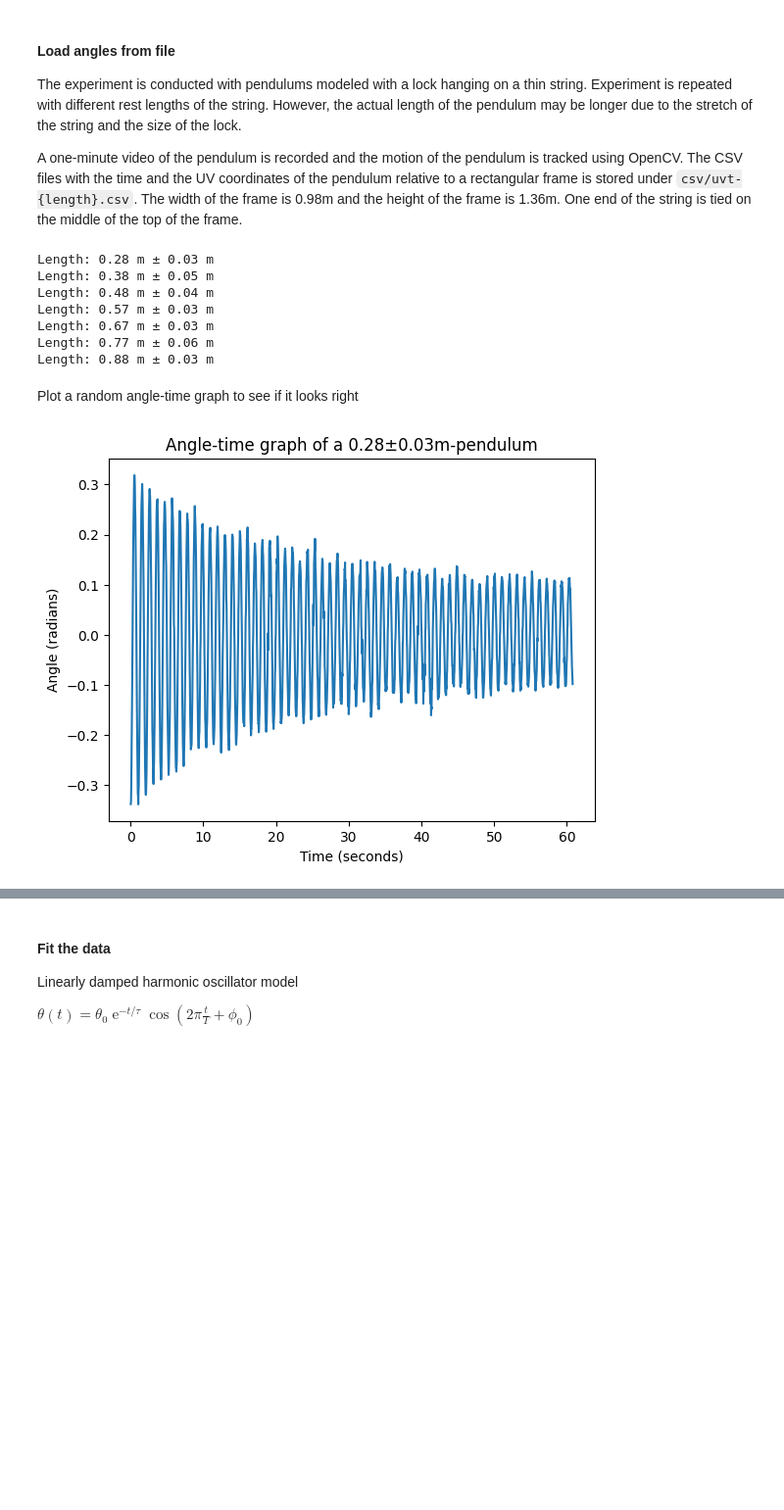
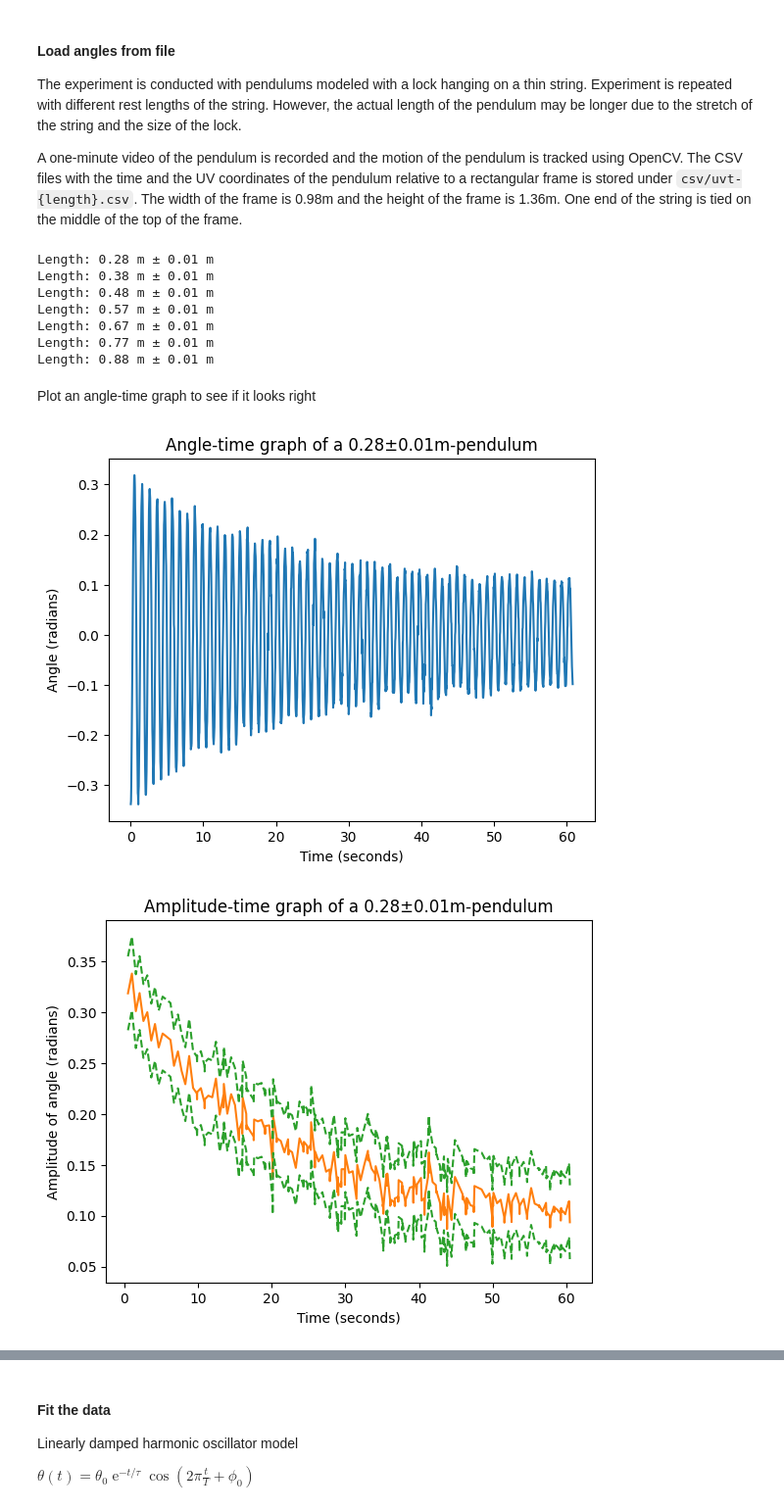
Before and after one commit to harry7557558/engsci-2t6, a Jupyter notebook: phy180-pendulum-lab/plot-angle-time.ipynb, the cells around one changed output, grey strips where cells are left out. Shown at 98% size. Cells and saved outputs as stored; diff of their text form; code cells hidden in the pictures; blank space fills up the shorter version.

```diff
--- a/phy180-pendulum-lab/plot-angle-time.ipynb
+++ b/phy180-pendulum-lab/plot-angle-time.ipynb
@@ -21,48 +21,89 @@ for length in LENGTHS:
         lines = fp.read().strip().replace('\r', '').split('\n')
         content = [list(map(float, line.split(','))) for line in lines]
         content = np.array(content, dtype=np.float64)
+
     # get length and angle
     t = content[:, 0]
     x = WIDTH * (content[:, 1] - 0.5)
     y = HEIGHT * content[:, 2]
     r = np.hypot(x, y)
     a = np.arctan2(x, y)
-    # remove data points with abnormal lengths
+
+    # remove data points with "abnormal" lengths
     # possibly due to tracking error
     medr = np.median(r)
     i = np.where((0.85 * r < medr) & (medr < 1.15 * r))
     t, x, y, r, a = t[i], x[i], y[i], r[i], a[i]
+    a -= np.mean(a)  # angle measuring shift
     if False:
         plt.plot(t, r)
         plt.show()
+
+    # amplitudes
+    t_amp = []
+    a_amp = []
+    for i in range(1, len(a)-1):
+        if (a[i]-a[i-1]) * (a[i]-a[i+1]) <= 0:
+            continue
+        # if a[i] < 0:
+        #     continue
+        if False:  # naive approach
+            ti, ai = t[i], a[i]
+        else:  # quadratic fit - doesn't improve much?
+            coes = np.polyfit(t[i-1:i+2], a[i-1:i+2], 2)
+            ti = -coes[1]/(2*coes[0])
+            ai = coes[2]+ti*(coes[1]+ti*coes[0])
+        if len(a_amp) == 0 or abs(ai / a_amp[-1]) > 0.8:
+            t_amp.append(ti)
+            a_amp.append(abs(ai))
+    if False:
+        plt.plot(t_amp, a_amp)
+        plt.show()
+
     # save processed data
     l = np.median(r)
-    l_uncert = max(abs(r-l))
-    print("Length: {:.2f} m ± {:.2f} m".format(l, l_uncert))
+    # l_error = max(abs(r-l))
+    l_error = 0.01  # 1cm, digital device
+    print("Length: {:.2f} m ± {:.2f} m".format(l, l_error))
     data[length] = {
         't': t,
         'l': l,
-        'l_uncert': l_uncert,
-        'a': a-np.mean(a)  # angle measuring shift
+        'l_error': l_error,
+        'a': a,
+        'a_error': l_error / l,  # arctan
+        't_amp': np.array(t_amp),
+        'a_amp': np.array(a_amp)
     }
 # %% [output]
-Length: 0.28 m ± 0.03 m
-Length: 0.38 m ± 0.05 m
-Length: 0.48 m ± 0.04 m
-Length: 0.57 m ± 0.03 m
-Length: 0.67 m ± 0.03 m
-Length: 0.77 m ± 0.06 m
-Length: 0.88 m ± 0.03 m
+Length: 0.28 m ± 0.01 m
+Length: 0.38 m ± 0.01 m
+Length: 0.48 m ± 0.01 m
+Length: 0.57 m ± 0.01 m
+Length: 0.67 m ± 0.01 m
+Length: 0.77 m ± 0.01 m
+Length: 0.88 m ± 0.01 m
 # %% [markdown]
-Plot a random angle-time graph to see if it looks right
+Plot an angle-time graph to see if it looks right
 # %%
 sample_data = data[20]
+
 plt.clf()
 plt.title("Angle-time graph of a {:.2f}±{:.2f}m-pendulum".format(
-    sample_data['l'], sample_data['l_uncert']))
+    sample_data['l'], sample_data['l_error']))
 plt.xlabel("Time (seconds)")
 plt.ylabel("Angle (radians)")
-plt.plot(sample_data['t'], sample_data['a'])
+plt.plot(sample_data['t'], sample_data['a'], 'C0')
 plt.show()
+
+plt.clf()
+plt.title("Amplitude-time graph of a {:.2f}±{:.2f}m-pendulum".format(
+    sample_data['l'], sample_data['l_error']))
+plt.xlabel("Time (seconds)")
+plt.ylabel("Amplitude of angle (radians)")
+plt.plot(sample_data['t_amp'], sample_data['a_amp'], 'C1')
+plt.plot(sample_data['t_amp'], sample_data['a_amp']+sample_data['a_error'], 'C2--')
+plt.plot(sample_data['t_amp'], sample_data['a_amp']-sample_data['a_error'], 'C2--')
+plt.show()
 # %% [output]
 [figure]
+[figure, added]
```
Also changed, not shown: parts of 3 cells of this notebook.
